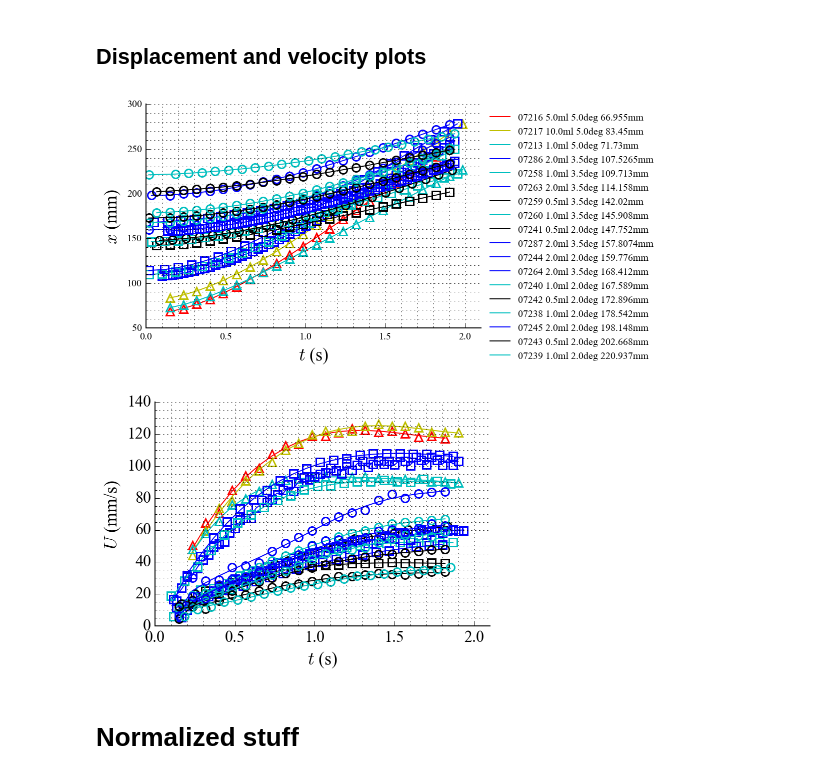
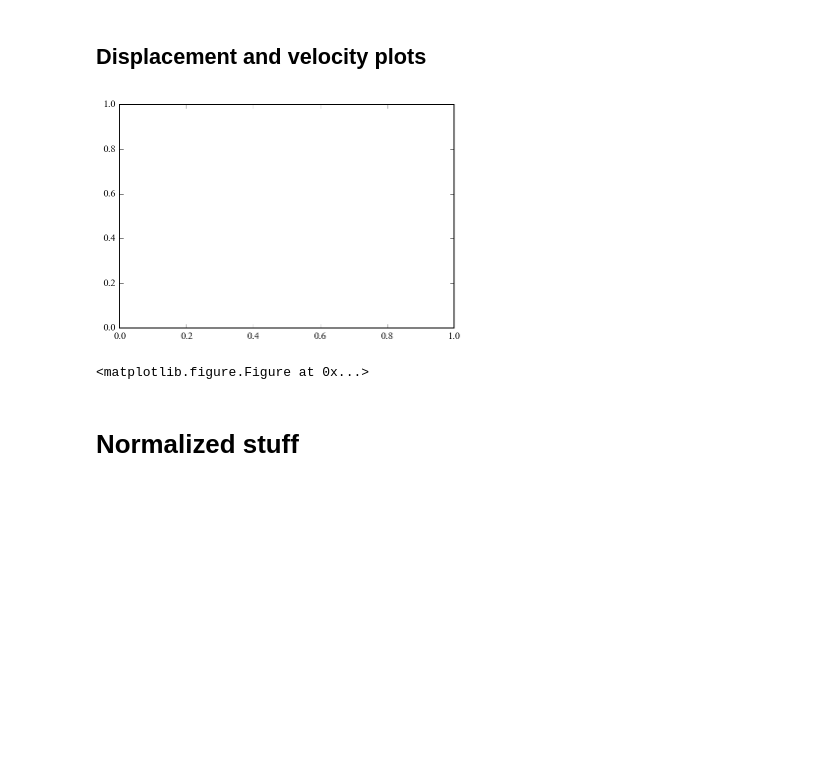
Before and after one commit to loganjt/DropletJumpWedge, a Jupyter notebook: Repos_Data/plotter_notebook.ipynb, the cells around one changed output. Cells and saved outputs as stored; diff of their text form; code cells hidden in the pictures; blank space fills up the shorter version.

```diff
--- a/Repos_Data/plotter_notebook.ipynb
+++ b/Repos_Data/plotter_notebook.ipynb
@@ -1,6 +1,8 @@
 # %%
 import os, glob, numpy as np, csv, math
 import matplotlib.pyplot as plt
+import matplotlib.colors as colors
+import matplotlib.cm as cmx
 from scipy import signal, fftpack
 from matplotlib.legend_handler import HandlerLine2D
 %matplotlib inline
@@ -16,8 +18,8 @@ metadata = glob.glob(meta_files)
 n_files = np.size(trackdata)
 
 location = 'average'
-volumes = [0.5,1.0,2.0,5.0,10.0]
-angles= [2.0,3.5,5.0]
+volumes = [0.5,1.0,2.0,3.0,4.0,5.0,6.0,10.0]
+angles= [1.2,2.0,3.5,4,5.0,7.7]
 # %% [markdown]
 # Standard plot format
 # %%
@@ -155,46 +157,46 @@ def filtering_data(data,meta,volumes,angles,location):
                 color = 'c'
                 style = None
             elif(meta[key]['Volume'] == 2.0):
                 color = 'b'
                 style = None
             elif(meta[key]['Volume'] == 5.0):
                 color = 'r'
                 style = None
             elif(meta[key]['Volume'] == 10.0):
                 color = 'y'
                 style = None
             if(meta[key]['Angle'] == 2.0):
                 style2 = 'o'
             elif(meta[key]['Angle'] == 3.5):
                 style2 = 's'
             elif(meta[key]['Angle'] == 5.0):
                 style2 = '^'
             dropno = key+' '
             vol = str(meta[key]['Volume'])+'ml '
             angl = str(meta[key]['Angle'])+'deg '
             IL = str( data[key][location][0])+'mm '
             legend_label = dropno+vol+angl+IL
 
-            ax.plot(t_sliced,dat_sliced,'.',marker=style2, c = color,fillstyle='none',markeredgewidth=1.5,ms=8)
-            ax.plot(t_sliced,dat_filt,c=color,marker=style,linewidth=1,label = legend_label)
-            legend1 = basic_plot_format(subplot_label = ax, x_label = '$t$ (s)', y_label = '$x$ (mm)', major_grid = True, minor_grid = True, legend = True)
-            ax.set_xlim([0,2.1])
-            ax2 = fig2.add_subplot(1,1,1)
-            ax2.plot(t_sliced[1:-1],dxdt_centraldiff,marker=style2,linewidth=0, c = color,fillstyle='none',markeredgewidth=1.5,ms=8)
-            ax2.plot(t_sliced[1:-1],dxdt_savgol,c=color,marker=style,linewidth=1,label = legend_label)
+            #ax.plot(t_sliced,dat_sliced,'.',marker=style2, c = color,fillstyle='none',markeredgewidth=1.5,ms=8)
+            #ax.plot(t_sliced,dat_filt,c=color,marker=style,linewidth=1,label = legend_label)
+            #legend1 = basic_plot_format(subplot_label = ax, x_label = '$t$ (s)', y_label = '$x$ (mm)', major_grid = True, minor_grid = True, legend = True)
+           # ax.set_xlim([0,2.1])
+            #ax2 = fig2.add_subplot(1,1,1)
+           # ax2.plot(t_sliced[1:-1],dxdt_centraldiff,marker=style2,linewidth=0, c = color,fillstyle='none',markeredgewidth=1.5,ms=8)
+            #ax2.plot(t_sliced[1:-1],dxdt_savgol,c=color,marker=style,linewidth=1,label = legend_label)
 
-            legend2 = basic_plot_format(subplot_label = ax2, x_label = '$t$ (s)', y_label = '$U$ (mm/s)', major_grid = True, minor_grid = True, legend = False)
-            ax2.set_xlim([0,2.1])
+            #legend2 = basic_plot_format(subplot_label = ax2, x_label = '$t$ (s)', y_label = '$U$ (mm/s)', major_grid = True, minor_grid = True, legend = False)
+            #ax2.set_xlim([0,2.1])
 
-    fig1.savefig('Figures/positions.png',dpi=100,bbox_extra_artists=(legend1,), bbox_inches='tight')
-    fig2.savefig('Figures/velocities.png',dpi=100, bbox_inches='tight')
+    #fig1.savefig('Figures/positions.png',dpi=100,bbox_extra_artists=(legend1,), bbox_inches='tight')
+    #fig2.savefig('Figures/velocities.png',dpi=100, bbox_inches='tight')
     return v_norm, x_max
 
 [v_norm, x_max ] = filtering_data(data,meta,volumes,angles,location)
 plt.show()
 # %% [output]
-[figure, old version]
+[figure, new version]
-[figure, removed]
+<matplotlib.figure.Figure at 0x...>
 # %% [markdown]
 # Normalized stuff
 # %% [markdown]
```
Also changed, not shown: parts of 6 cells of this notebook, 12 other files.
